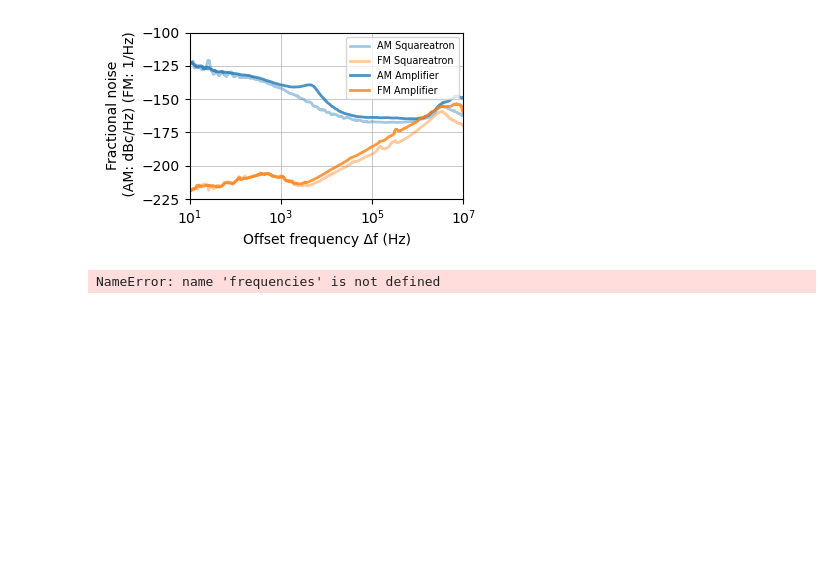
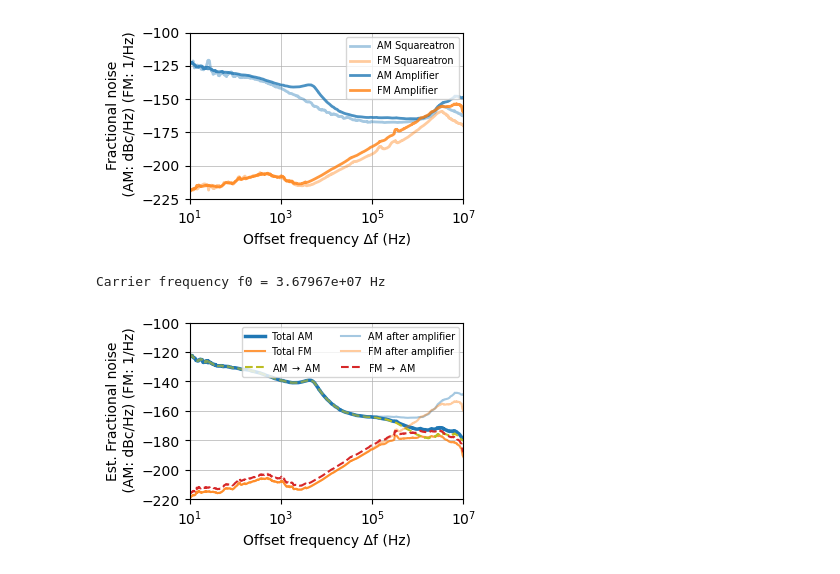
Before and after one commit to DonovanWebb/thesis, a Jupyter notebook: figures/make_figure/ch3/rf/resonator_H/resonator_H.ipynb, the cells around one changed output. Drawn from its saved outputs; the diff is of its cells as text; code cells hidden in the pictures; blank space fills up the shorter version.

```diff
--- a/figures/make_figure/ch3/rf/resonator_H/resonator_H.ipynb
+++ b/figures/make_figure/ch3/rf/resonator_H/resonator_H.ipynb
@@ -489,6 +461,8 @@ Linear fit coefficients: [  -7.47560461 -117.00328761]
 # %%
 # Output AM noise from both sources
 delta_f = 0.0e3
+f0 = 3.67847e7
+f0 = 3.67967e7
 am_out, g_aa, g_pa, pn_out = am_noise_after_filter(
     offsets_hz=frequencies,
     carrier_hz=f0+delta_f,
@@ -504,35 +478,36 @@ am_from_pn = phase + 10 * np.log10(np.abs(g_pa) ** 2)
 print(f"Carrier frequency f0 = {f0:.6g} Hz")
 
 # ----------------------------
 # Plots
 # ----------------------------
 plt.figure(figsize=(4, 2.6))
 # ax.semilogx(frequencies, powers, label="Input AM noise")
 # ax.semilogx(frequencies, phase, label="Input PN noise")
 plt.plot(frequencies, am_out, label="Total AM", linestyle="-", alpha=1.0, linewidth=2.5)
 fm_out = phase_to_freq_noise(pn_out, np.array(frequencies), carrier_hz=f0+delta_f)
 plt.plot(frequencies, fm_out, label="Total FM", linestyle="-", alpha=0.8)
 plt.plot(frequencies, am_from_am, label="AM $\\rightarrow$ AM", linestyle="--", alpha=1.0, color="C8")
 # plt.plot(frequencies, phase, label="PM after amplifier", linestyle="--", alpha=0.8)
 #plt after amplifier for reference
 plt.plot(frequencies, powers, label="AM after amplifier", linestyle="-", alpha=0.4, color="C0")
 fm = phase_to_freq_noise(np.array(phase), np.array(frequencies), carrier_hz=f0+delta_f)
 plt.plot(frequencies, fm, label="FM after amplifier", linestyle="-", alpha=0.4, color="C1")
 plt.plot(frequencies, am_from_pn, label="FM $\\rightarrow$ AM", linestyle="--", alpha=1.0, color="C3")
 # plot g_pa
 plt.xscale("log")
 plt.xlabel("Offset frequency Δf (Hz)")
 plt.ylabel("Est. Fractional noise\n (AM: dBc/Hz) (FM: 1/Hz)")
 plt.grid(True, which="major", lw =0.5)
 plt.xlim(1e1, 1e7)
 plt.ylim(-220, -100)
 # reduce text size of legend to tiny, have two cols
 plt.legend(fontsize="x-small", ncol=2)
 path = "../../../pdf_figure/ch2/res_am_noise.pdf"
 plt.tight_layout()
-plt.savefig(path)
+# plt.savefig(path)
 # %% [output]
-NameError: name 'frequencies' is not defined
+Carrier frequency f0 = 3.67967e+07 Hz
+[figure, added]
 # %%
 # Spectra to RMS of mode frequency
 # Convert SSB AM noise dBc/Hz to fractional amplitude PSD
```
Also changed, not shown: parts of 6 cells of this notebook, 33 other files.
